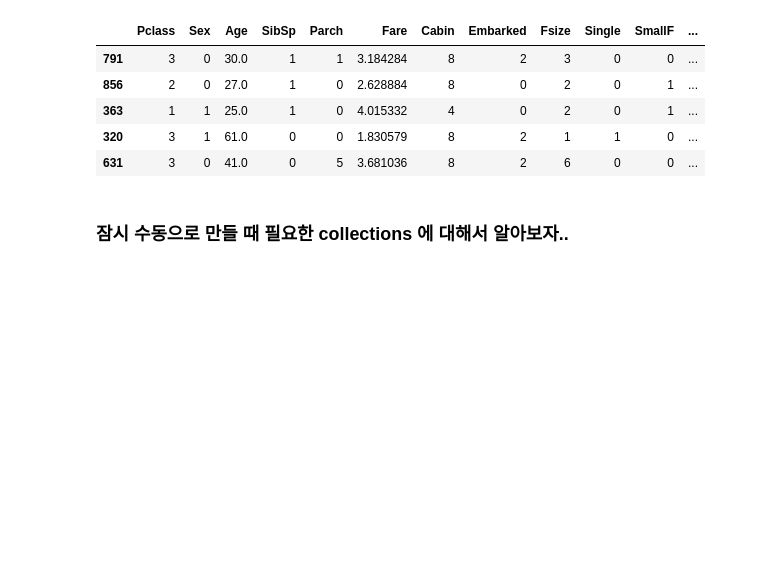
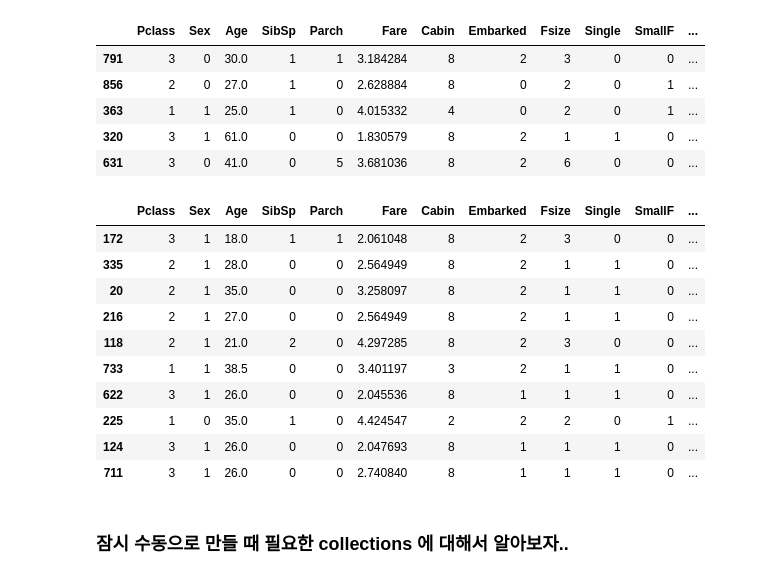
Before and after one commit to ay91911/Python_Fundamental, a Jupyter notebook: 20200722/202006_Titanic_ML_withSciKit_MultiModel_Feature_Ensemble_Ex.ipynb, the cells around one changed output. Cells and saved outputs as stored; diff of their text form; code cells hidden in the pictures; blank space fills up the shorter version.

```diff
--- a/20200722/202006_Titanic_ML_withSciKit_MultiModel_Feature_Ensemble_Ex.ipynb
+++ b/20200722/202006_Titanic_ML_withSciKit_MultiModel_Feature_Ensemble_Ex.ipynb
@@ -987,8 +1051,8 @@ sns.heatmap(ensemble_results.corr(),annot=True)
 # %%
 x_test_model_total=X_test.copy(deep=True)
 x_test_model_total["RFC"]=RFC_gs_best.predict(X_test)
-x_test_model_total["XGB"]=~~~
-x_test_model_total["LGB"]=~~~
+x_test_model_total["XGB"]=xgb_gs_best.predict(X_test)
+x_test_model_total["LGB"]=LGBM_gs_best.predict(X_test)
 x_test_model_total.head()
 # %% [output]
 |  | Pclass | Sex | Age | SibSp | Parch | Fare | Cabin | Embarked | Fsize | Single | SmallF | ... |
@@ -997,6 +1061,20 @@ x_test_model_total.head()
 | 363 | 1 | 1 | 25.0 | 1 | 0 | 4.015332 | 4 | 0 | 2 | 0 | 1 | ... |
 | 320 | 3 | 1 | 61.0 | 0 | 0 | 1.830579 | 8 | 2 | 1 | 1 | 0 | ... |
 | 631 | 3 | 0 | 41.0 | 0 | 5 | 3.681036 | 8 | 2 | 6 | 0 | 0 | ... |
+# %%
+x_test_model_total.iloc[10:20,:]
+# %% [output]
+|  | Pclass | Sex | Age | SibSp | Parch | Fare | Cabin | Embarked | Fsize | Single | SmallF | ... |
+| 172 | 3 | 1 | 18.0 | 1 | 1 | 2.061048 | 8 | 2 | 3 | 0 | 0 | ... |
+| 335 | 2 | 1 | 28.0 | 0 | 0 | 2.564949 | 8 | 2 | 1 | 1 | 0 | ... |
+| 20 | 2 | 1 | 35.0 | 0 | 0 | 3.258097 | 8 | 2 | 1 | 1 | 0 | ... |
+| 216 | 2 | 1 | 27.0 | 0 | 0 | 2.564949 | 8 | 2 | 1 | 1 | 0 | ... |
+| 118 | 2 | 1 | 21.0 | 2 | 0 | 4.297285 | 8 | 2 | 3 | 0 | 0 | ... |
+| 733 | 1 | 1 | 38.5 | 0 | 0 | 3.401197 | 3 | 2 | 1 | 1 | 0 | ... |
+| 622 | 3 | 1 | 26.0 | 0 | 0 | 2.045536 | 8 | 1 | 1 | 1 | 0 | ... |
+| 225 | 1 | 0 | 35.0 | 1 | 0 | 4.424547 | 2 | 2 | 2 | 0 | 1 | ... |
+| 124 | 3 | 1 | 26.0 | 0 | 0 | 2.047693 | 8 | 1 | 1 | 1 | 0 | ... |
+| 711 | 3 | 1 | 26.0 | 0 | 0 | 2.740840 | 8 | 1 | 1 | 1 | 0 | ... |
 # %% [markdown]
 ### 잠시 수동으로 만들 때 필요한 collections 에 대해서 알아보자..
 # %%
```
Also changed, not shown: parts of 61 cells of this notebook, 2 other files.
